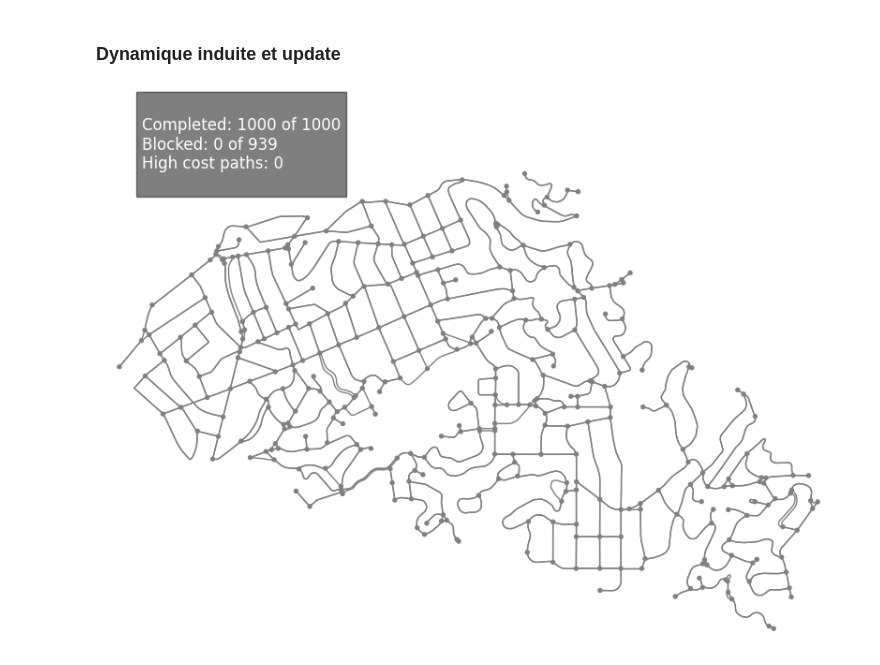
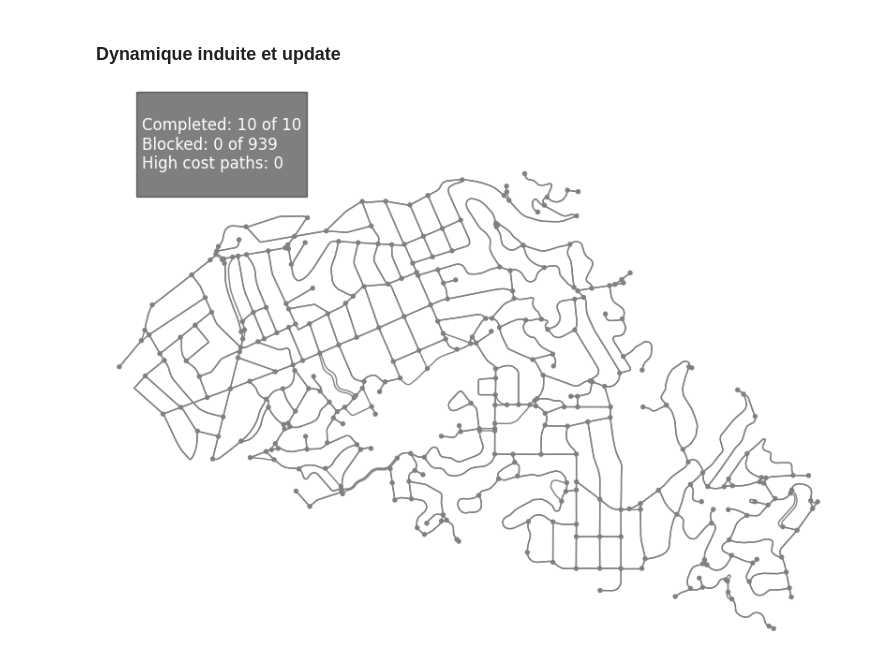
Before and after one commit to lucas-lacampagne/sim, a Jupyter notebook: notebooks/test_query_path.ipynb, the cells around one changed output. Saved outputs shown, nothing was run; the diff lists cells and outputs as text; code cells hidden in the pictures.

```diff
--- a/notebooks/test_query_path.ipynb
+++ b/notebooks/test_query_path.ipynb
@@ -199,33 +179,34 @@ class Car_fleet(Base_car_fleet):
 # %% [markdown]
 ### Dynamique induite et update
 # %%
-demand=Car_fleet(G4.copy(), size=2*1000, replace=True)
+demand=Car_fleet(G4.copy(), size=2*10, replace=True)
+demand.prepare_static_attack()
 frames=90
 logging.info(f'__________________________________________________________________')
 
 def update(frame):
     pbar.update(1)
     if demand.all_completed():
         return ax,
 
     ax.clear()
     if frame > 0:
-        demand.run()
+        demand.run(attack=True)
     demand.display(ax=ax, edge_list=True)
     string=f'''
 Completed: {sum(demand.get_completed())} of {demand.num_cars}
 Blocked: {sum(demand.get_edge_blocked().values())} of {demand.graph.number_of_edges()}
 High cost paths: {len(demand.info)}
 '''
     ax.text(0.05, 0.95, string,
             transform=ax.transAxes, fontsize=12, color='white',
             bbox=dict(facecolor='black', alpha=0.5))
     return ax,
 
 with tqdm(total=frames) as pbar:
     fig, ax = plt.subplots(figsize=(10, 8))
     ani = FuncAnimation(fig, update, frames=frames, interval=150, repeat=False)
     ani.save("ani.gif", writer='pillow')
     plt.show()
 # %% [output]
-[figure, old version]
+[figure, new version]
```
Also changed, not shown: parts of 3 cells of this notebook, 1 other file.
